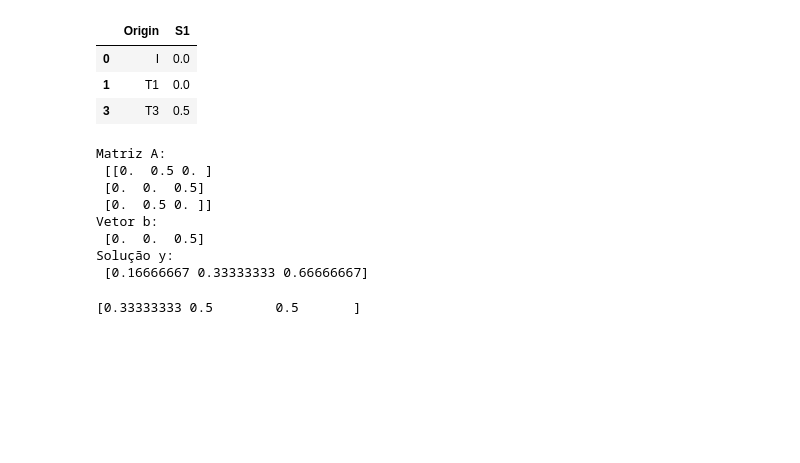
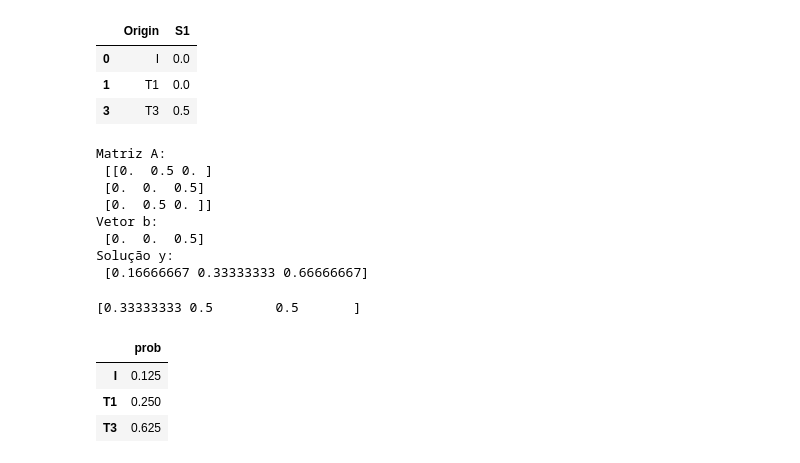
Before and after one commit to Powerloleu/TP_Renforcement, a Jupyter notebook: Implementation_cours.ipynb, the cells around one changed output. Drawn from its saved outputs; the diff is of its cells as text; code cells hidden in the pictures; blank space fills up the shorter version.

```diff
--- a/Implementation_cours.ipynb
+++ b/Implementation_cours.ipynb
@@ -449,3 +449,51 @@ y = np.linalg.solve(np.eye(3) - A, b)
 print(y)
 # %% [output]
 [0.33333333 0.5        0.5       ]
+# %%
+def prob_with_max_transitions(df, target_state, max_transitions, S_may=None):
+    """
+    Calculates the probability of reaching the target state from all other states within a maximum number of transitions.
+
+    Parameters:
+    - df (pandas.DataFrame): DataFrame containing the transition probabilities.
+    - target_state (str): The target state for which the probabilities are calculated.
+    - max_transitions (int): The maximum number of transitions considered.
+
+    Returns:
+    - pd.Series: A series where the index represents states and the values represent the probabilities of reaching the target state within the maximum number of transitions.
+    """
+    # Extract the transition matrix from the DataFrame
+    states = df['Origin'].unique()
+    transition_matrix = df.set_index('Origin')[states].values
+
+
+    # Calculate the transition matrix to the power of max_transitions
+    transition_matrix_power = np.linalg.matrix_power(transition_matrix, max_transitions)
+
+
+    # Extract the column corresponding to the target state
+    target_index = np.where(states == target_state)[0][0]
+
+
+    transition_probabilities = transition_matrix_power[:, target_index]
+
+    # Convert to a pandas Series for readability
+    if S_may is None:
+        probabilities_series = pd.DataFrame(transition_probabilities, index=states)
+    else:
+        probabilities_series = pd.DataFrame(transition_probabilities, index=states).loc[S_may]
+
+    return probabilities_series.rename(columns={0: "prob"})
+# %%
+# Usage example
+# df is your DataFrame
+# "S1" is the target state
+# 3 is the maximum number of transitions
+
+probabilities_series = prob_with_max_transitions(df, "S1", 3, S_may=S_may)
+display(probabilities_series)
+# %% [output]
+|  | prob |
+| I | 0.125 |
+| T1 | 0.250 |
+| T3 | 0.625 |
```
Also changed, not shown: parts of 2 cells of this notebook, 1 other file.
